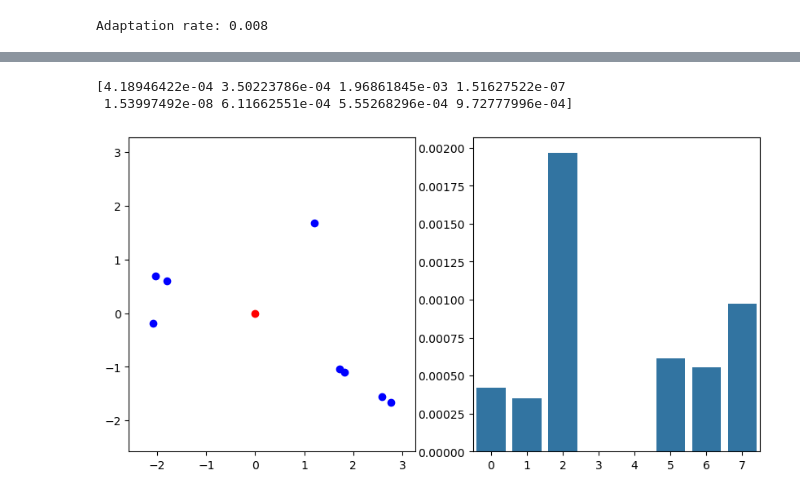
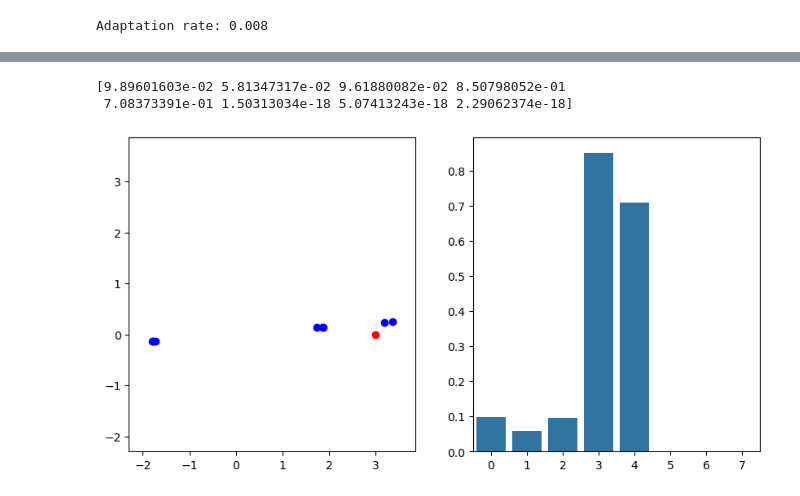
Before and after one commit to Loccret/SyncMap-Draft, a Jupyter notebook: nbs/00_core.ipynb, the cells around one changed output, grey strips where cells are left out. Drawn from its saved outputs; the diff is of its cells as text; code cells hidden in the pictures.

```diff
--- a/nbs/00_core.ipynb
+++ b/nbs/00_core.ipynb
@@ -266,9 +266,9 @@ array([[ 1.8161    , -1.10648361],
 # %%
-neuron_group.plot_activity_maps(x = 0, y = 0)
+neuron_group.plot_activity_maps(x = 3, y = 0)
 # %% [output]
-[4.18946422e-04 3.50223786e-04 1.96861845e-03 1.51627522e-07
- 1.53997492e-08 6.11662551e-04 5.55268296e-04 9.72777996e-04]
+[9.89601603e-02 5.81347317e-02 9.61880082e-02 8.50798052e-01
+ 7.08373391e-01 1.50313034e-18 5.07413243e-18 2.29062374e-18]
-[figure, old version]
+[figure, new version]
 # %%
 a = np.around(compute_combi_dist(neuron_group.syncmap), decimals = 4)
 a
```
Also changed, not shown: parts of 19 cells of this notebook, 2 other files.
